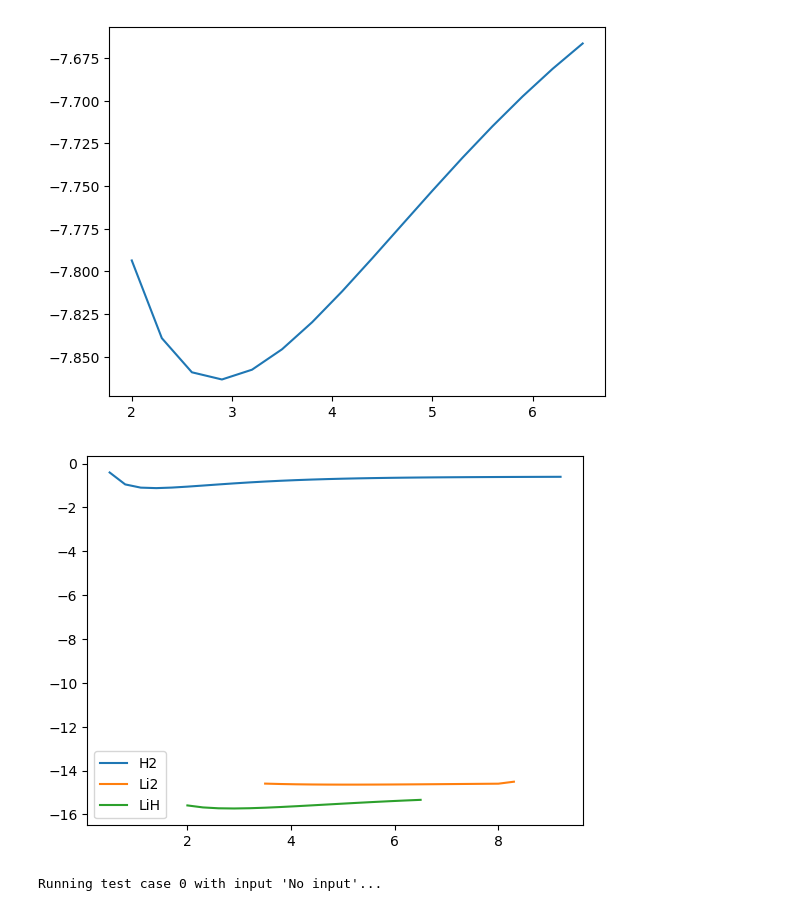
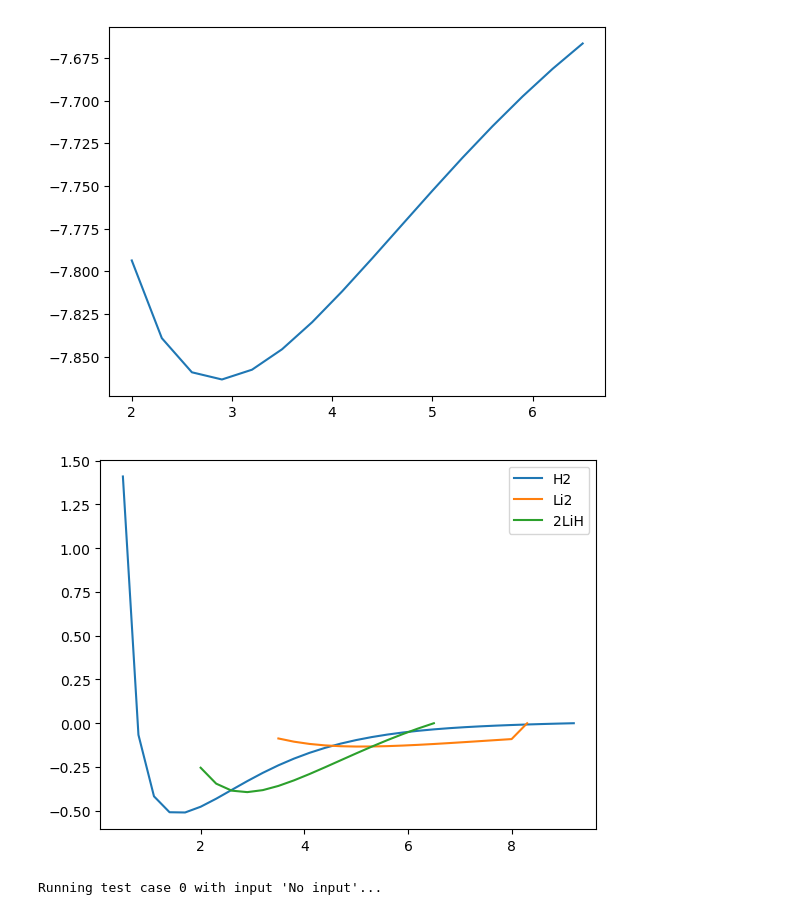
Before and after one commit to K-Class/Studying-Pennylane, a Jupyter notebook: Pennylane Qhack 2024.ipynb, the cells around one changed output. Saved outputs shown, nothing was run; the diff lists cells and outputs as text; code cells hidden in the pictures.

```diff
--- a/Pennylane Qhack 2024.ipynb
+++ b/Pennylane Qhack 2024.ipynb
@@ -80,6 +165,10 @@ print(reaction())
 # print(potential_energy_surface(["H", "H"], np.arange(0.3, 9.3, 0.3)))
 # %% [output]
 [-15.7553572    0.64935631 -15.72653446]
+# %%
+H2_energies = potential_energy_surface(["H", "H"], np.arange(0.3, 9.3, 0.3))
+Li2_energies = potential_energy_surface(["Li", "Li"], np.arange(3.5, 8.3, 0.3))
+LiH_energies = potential_energy_surface(["Li", "H"], np.arange(2.0, 6.6, 0.3))
 # %%
 molecules = {
     "H2":
@@ -165,14 +273,18 @@ plt.plot(molecules["LiH"]["bond lengths"], hf_energies)
 [<matplotlib.lines.Line2D at 0x...>]
 [figure]
 # %%
-plt.plot(molecules["H2"]["bond lengths"], potential_energy_surface(molecules["H2"]["symbols"], molecules["H2"]["bond lengths"]), label = 'H2')
-plt.plot(molecules["Li2"]["bond lengths"], potential_energy_surface(molecules["Li2"]["symbols"], molecules["Li2"]["bond lengths"]), label = 'Li2')
-plt.plot(molecules["LiH"]["bond lengths"], 2 * potential_energy_surface(molecules["LiH"]["symbols"], molecules["LiH"]["bond lengths"]), label = 'LiH')
+HHE = H2_energies[-1]
+LiLiE = Li2_energies[-1]
+LiHE = LiH_energies[-1]
+
+plt.plot(molecules["H2"]["bond lengths"], H2_energies - HHE, label = "H2")
+plt.plot(molecules["Li2"]["bond lengths"], Li2_energies - LiLiE, label = "Li2")
+plt.plot(molecules["LiH"]["bond lengths"], 2*(LiH_energies - LiHE), label = "2LiH")
 
 plt.legend()
 plt.show()
 # %% [output]
-[figure, old version]
+[figure, new version]
 # %%
 import pennylane as qml
 import pennylane.numpy as np
```
Also changed, not shown: parts of 4 cells of this notebook.
